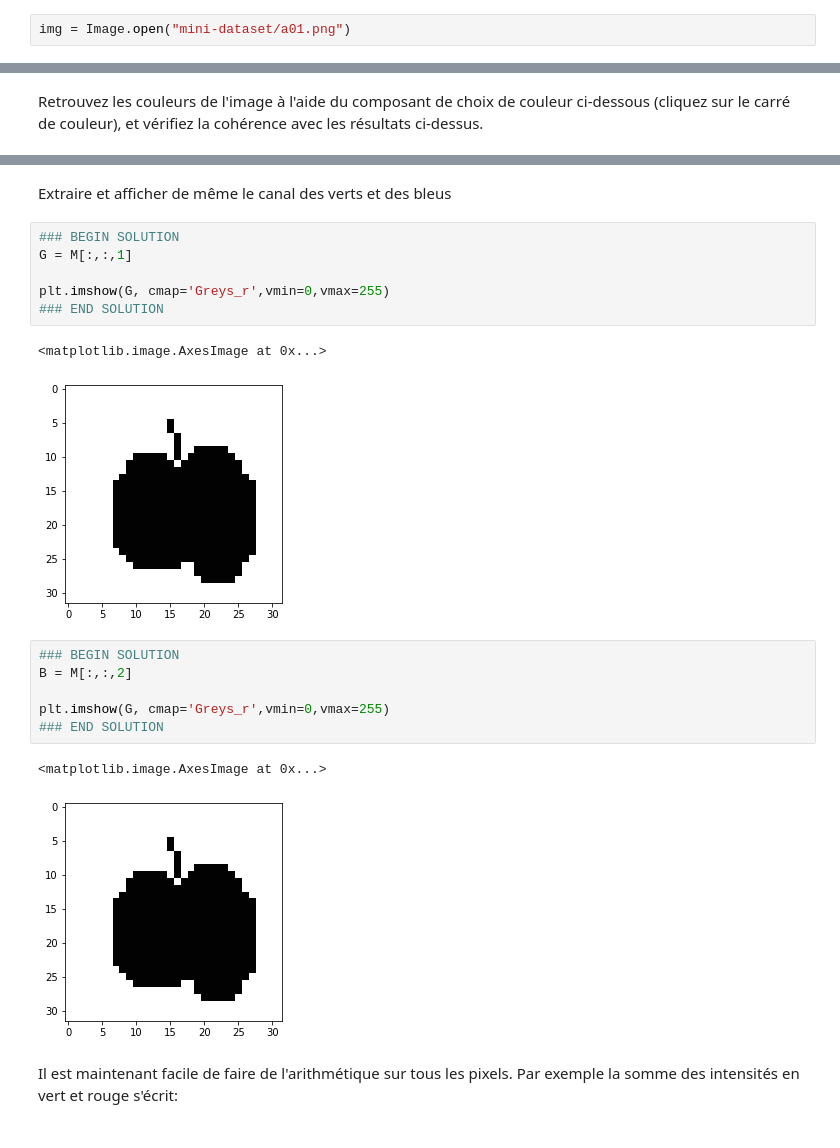
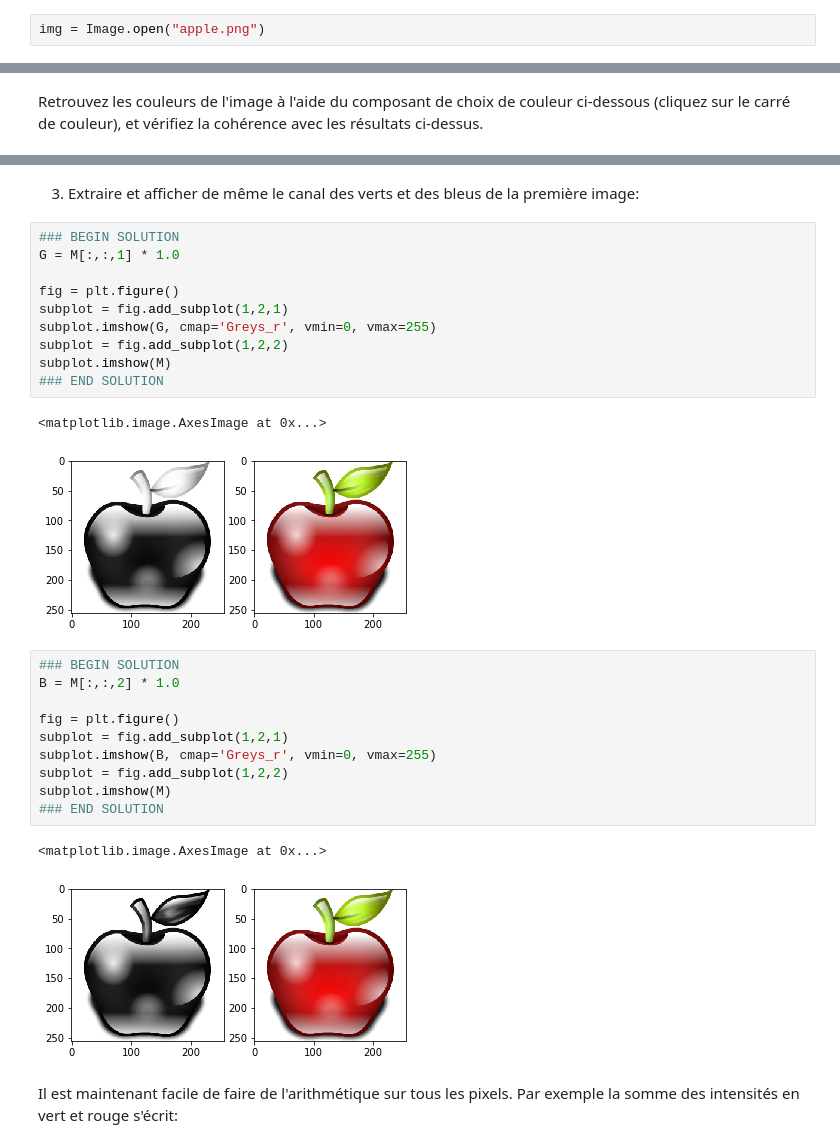
Before and after one commit to madclam/info113, a Jupyter notebook: source/HW1/01-images.ipynb, the cells around one changed output, grey strips where cells are left out. Drawn from its saved outputs; the diff is of its cells as text.

Commit message:
Use a better image for experimenting; polish the flow and finish last exercise

```diff
--- a/source/HW1/01-images.ipynb
+++ b/source/HW1/01-images.ipynb
@@ -13,5 +13,5 @@ Nous allons examiner une première de ces images. Pour cela, nous précisons le
 # %%
-img = Image.open("mini-dataset/a01.png")
+img = Image.open("apple.png")
 # %% [markdown]
 Voici cette image:
 # %%
@@ -112,23 +191,31 @@ plt.imshow(R, cmap='Greys_r', vmin=0, vmax=255)
 # %% [markdown]
-Extraire et afficher de même le canal des verts et des bleus
+3. Extraire et afficher de même le canal des verts et des bleus de la première image:
 # %%
 ### BEGIN SOLUTION
-G = M[:,:,1]
+G = M[:,:,1] * 1.0
 
-plt.imshow(G, cmap='Greys_r',vmin=0,vmax=255)
+fig = plt.figure()
+subplot = fig.add_subplot(1,2,1)
+subplot.imshow(G, cmap='Greys_r', vmin=0, vmax=255)
+subplot = fig.add_subplot(1,2,2)
+subplot.imshow(M)
 ### END SOLUTION
 # %% [output]
 <matplotlib.image.AxesImage at 0x...>
-[figure, old version]
+[figure, new version]
 # %%
 ### BEGIN SOLUTION
-B = M[:,:,2]
+B = M[:,:,2] * 1.0
 
-plt.imshow(G, cmap='Greys_r',vmin=0,vmax=255)
+fig = plt.figure()
+subplot = fig.add_subplot(1,2,1)
+subplot.imshow(B, cmap='Greys_r', vmin=0, vmax=255)
+subplot = fig.add_subplot(1,2,2)
+subplot.imshow(M)
 ### END SOLUTION
 # %% [output]
 <matplotlib.image.AxesImage at 0x...>
-[figure, old version]
+[figure, new version]
 # %% [markdown]
 Il est maintenant facile de faire de l'arithmétique sur tous les pixels. Par exemple la somme des intensités  en vert et rouge s'écrit:
 # %%
```
Also changed, not shown: parts of 62 cells of this notebook, 2 other files.
